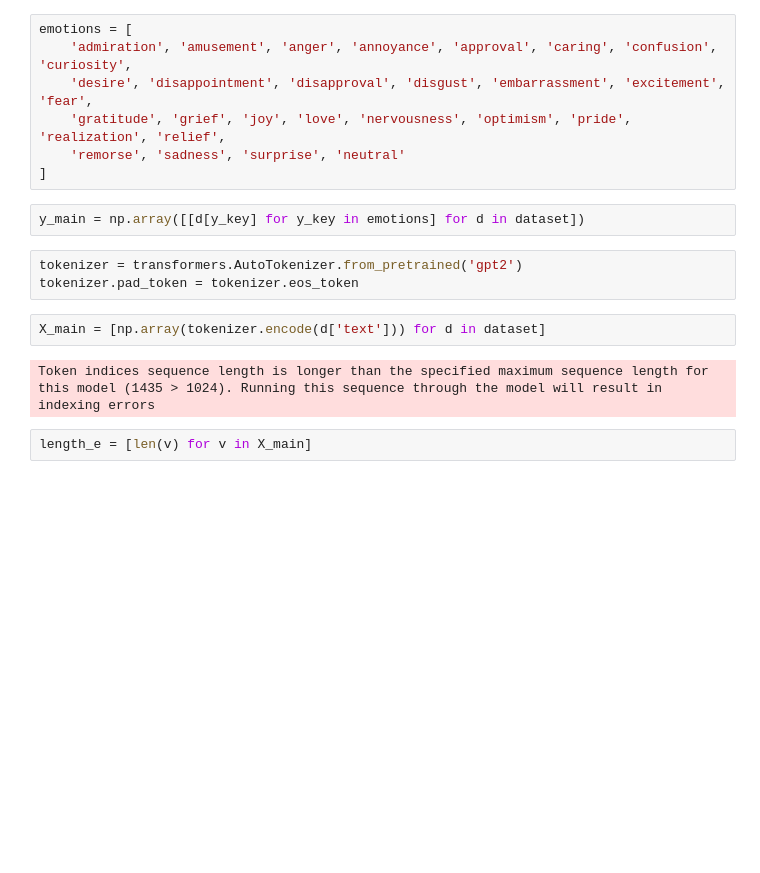
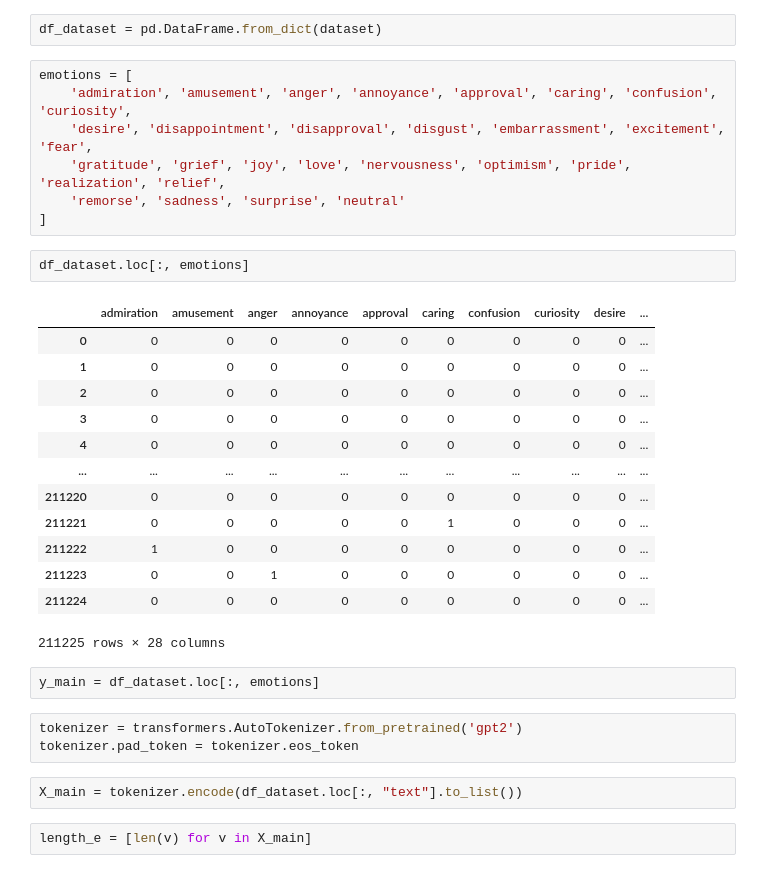
Before and after one commit to Dezzelshipc/CompMath2, a Jupyter notebook: nlp/01A Sequence classification RNN/seq_calss.ipynb, the cells around one changed output. Saved outputs shown, nothing was run; the diff lists cells and outputs as text; blank space fills up the shorter version.

```diff
--- a/nlp/01A Sequence classification RNN/seq_calss.ipynb
+++ b/nlp/01A Sequence classification RNN/seq_calss.ipynb
@@ -46,6 +51,8 @@ Load the dataset (we will be using [go_emotions](https://huggingface.co/datasets
 dataset = datasets.load_dataset('google-research-datasets/go_emotions', name='raw', split='train')
 # %% [output]
 Warning: You are sending unauthenticated requests to the HF Hub. Please set a HF_TOKEN to enable higher rate limits and faster downloads.
+# %%
+df_dataset = pd.DataFrame.from_dict(dataset)
 # %%
 emotions = [
     'admiration', 'amusement', 'anger', 'annoyance', 'approval', 'caring', 'confusion', 'curiosity',
@@ -53,15 +60,29 @@ emotions = [
     'gratitude', 'grief', 'joy', 'love', 'nervousness', 'optimism', 'pride', 'realization', 'relief',
     'remorse', 'sadness', 'surprise', 'neutral'
 ]
+# %%
+df_dataset.loc[:, emotions]
+# %% [output]
+|  | admiration | amusement | anger | annoyance | approval | caring | confusion | curiosity | desire | ... |
+| 0 | 0 | 0 | 0 | 0 | 0 | 0 | 0 | 0 | 0 | ... |
+| 1 | 0 | 0 | 0 | 0 | 0 | 0 | 0 | 0 | 0 | ... |
+| 2 | 0 | 0 | 0 | 0 | 0 | 0 | 0 | 0 | 0 | ... |
+| 3 | 0 | 0 | 0 | 0 | 0 | 0 | 0 | 0 | 0 | ... |
+| 4 | 0 | 0 | 0 | 0 | 0 | 0 | 0 | 0 | 0 | ... |
+| ... | ... | ... | ... | ... | ... | ... | ... | ... | ... | ... |
+| 211220 | 0 | 0 | 0 | 0 | 0 | 0 | 0 | 0 | 0 | ... |
+| 211221 | 0 | 0 | 0 | 0 | 0 | 1 | 0 | 0 | 0 | ... |
+| 211222 | 1 | 0 | 0 | 0 | 0 | 0 | 0 | 0 | 0 | ... |
+| 211223 | 0 | 0 | 1 | 0 | 0 | 0 | 0 | 0 | 0 | ... |
+| 211224 | 0 | 0 | 0 | 0 | 0 | 0 | 0 | 0 | 0 | ... |
+211225 rows × 28 columns
 # %%
-y_main = np.array([[d[y_key] for y_key in emotions] for d in dataset])
+y_main = df_dataset.loc[:, emotions]
 # %%
 tokenizer = transformers.AutoTokenizer.from_pretrained('gpt2')
 tokenizer.pad_token = tokenizer.eos_token
 # %%
-X_main = [np.array(tokenizer.encode(d['text'])) for d in dataset]
+X_main = tokenizer.encode(df_dataset.loc[:, "text"].to_list())
-# %% [output]
-Token indices sequence length is longer than the specified maximum sequence length for this model (1435 > 1024). Running this sequence through the model will result in indexing errors
 # %%
 length_e = [len(v) for v in X_main]
 # %%
```
Also changed, not shown: parts of 21 cells of this notebook, 1 other file.
